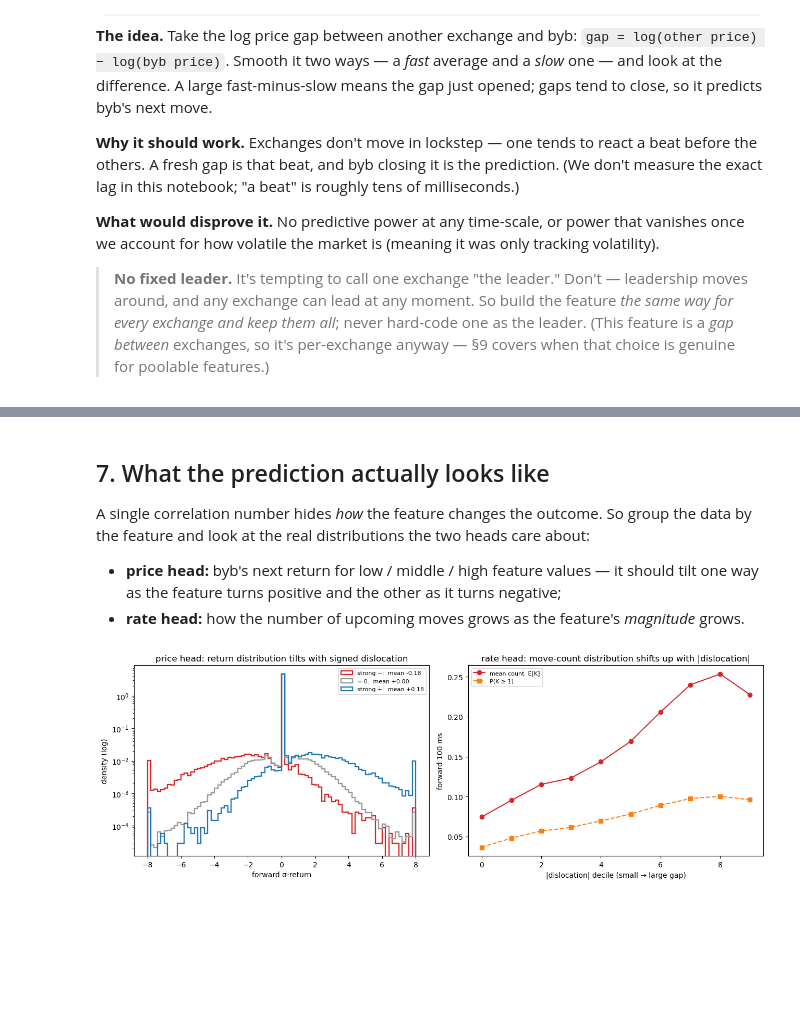
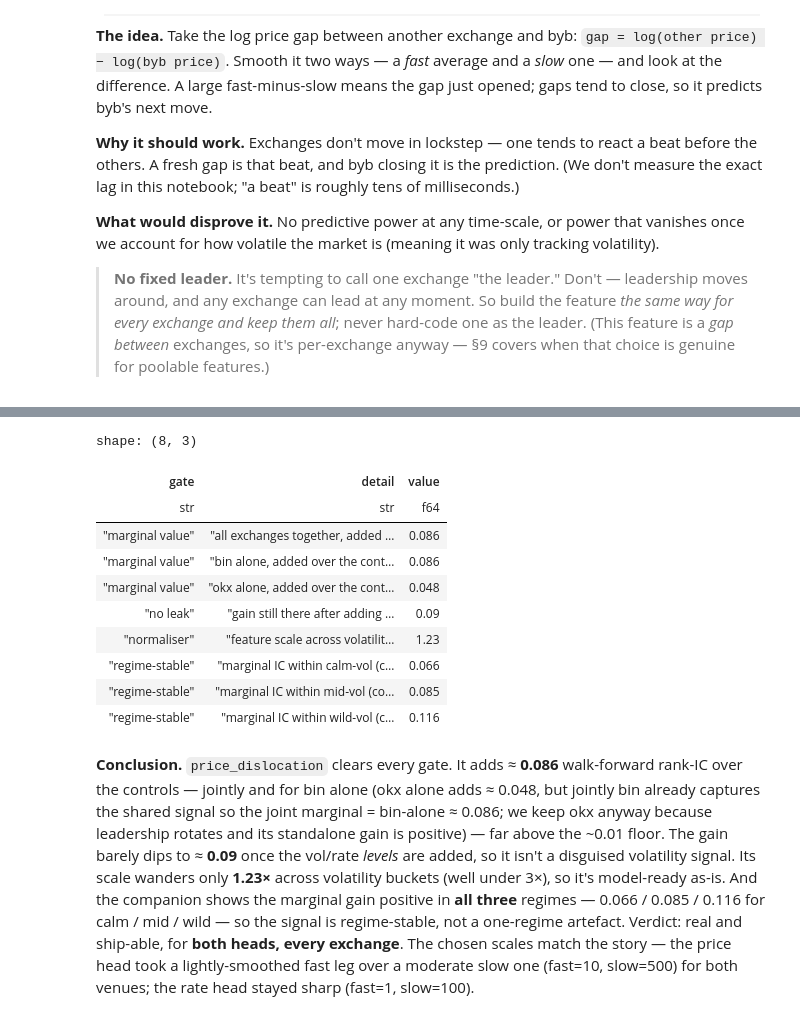
Before and after one commit to leithboyd/boba, a Jupyter notebook: notebooks/features/template.ipynb, the cells around one changed output, grey strips where cells are left out. Saved outputs shown, nothing was run; the diff lists cells and outputs as text; code cells hidden in the pictures; blank space fills up the shorter version.

```diff
--- a/notebooks/features/template.ipynb
+++ b/notebooks/features/template.ipynb
@@ -667,34 +735,44 @@ smoothed slow leg (bin 10→5000), the rate head a sharp fast one (1→100).
+# %%
+# Gates on the set of per-exchange features — symmetric; KEEP ALL exchanges. Marginal value is checked
+# JOINTLY (do the exchanges together add over the controls?) and per-exchange (does each contribute?), never by picking one.
+disloc = {ex: price_dislocation(ex, FAST[price_member[ex][0]], SLOW[price_member[ex][1]]) for ex in OTHERS}
+joint      = round(wf_ic(base + list(disloc.values()), target) - wf_ic(base, target), 3)
+joint_leak = round(wf_ic(base + levels + list(disloc.values()), target) - wf_ic(base + levels, target), 3)
+rep = disloc[OTHERS[0]]                                 # same construction for every exchange -> one is enough for the scale check
+vol_decile = np.digitize(vol_level, np.nanpercentile(vol_level[np.isfinite(vol_level)], np.arange(10, 100, 10)))
+band = [np.nanstd(rep[vol_decile == d]) for d in range(10)]
+# companion: marginal IC within each vol regime — does the joint gain hold up, or flip, across regimes?
+full_r = wf_ic_by_regime(base + list(disloc.values()), target, vol_regime)
+base_r = wf_ic_by_regime(base, target, vol_regime)
+strat  = {r: round(full_r[r] - base_r.get(r, 0.0), 3) for r in full_r}
+gate_rows = [dict(gate="marginal value", detail="all exchanges together, added over the controls", value=joint)]
+gate_rows += [dict(gate="marginal value", detail=f"{ex} alone, added over the controls",
+                   value=round(wf_ic(base + [disloc[ex]], target) - wf_ic(base, target), 3)) for ex in OTHERS]
+gate_rows += [dict(gate="no leak", detail="gain still there after adding the vol/rate levels?", value=joint_leak),
+              dict(gate="normaliser", detail="feature scale across volatility buckets (max/min, want < ~3)", value=round(max(band) / min(band), 2))]
+gate_rows += [dict(gate="regime-stable", detail=f"marginal IC within {nm}-vol (companion: stay positive)", value=strat.get(r, float("nan")))
+              for r, nm in [(0, "calm"), (1, "mid"), (2, "wild")]]
+pl.DataFrame(gate_rows)
+# %% [output]
+shape: (8, 3)
+| gate | detail | value |
+| str | str | f64 |
+| "marginal value" | "all exchanges together, added … | 0.086 |
+| "marginal value" | "bin alone, added over the cont… | 0.086 |
+| "marginal value" | "okx alone, added over the cont… | 0.048 |
+| "no leak" | "gain still there after adding … | 0.09 |
+| "normaliser" | "feature scale across volatilit… | 1.23 |
+| "regime-stable" | "marginal IC within calm-vol (c… | 0.066 |
+| "regime-stable" | "marginal IC within mid-vol (co… | 0.085 |
+| "regime-stable" | "marginal IC within wild-vol (c… | 0.116 |
 # %% [markdown]
-## 7. What the prediction actually looks like
-
-A single correlation number hides *how* the feature changes the outcome. So group the data by
-the feature and look at the real distributions the two heads care about:
-- **price head:** byb's next return for low / middle / high feature values — it should tilt
-  one way as the feature turns positive and the other as it turns negative;
-- **rate head:** how the number of upcoming moves grows as the feature's *magnitude* grows.
+**Conclusion.** `price_dislocation` clears every gate. It adds ≈ **0.086** walk-forward rank-IC over the
+controls — jointly and for bin alone (okx alone adds ≈ 0.048, but jointly bin already captures the shared
+signal so the joint marginal = bin-alone ≈ 0.086; we keep okx anyway because leadership rotates and its
+standalone gain is positive) — far above the ~0.01 floor. The gain barely dips to ≈ **0.09** once the
+vol/rate *levels* are added, so it isn't a disguised volatility signal. Its scale wanders only **1.23×**
+across volatility buckets (well under 3×), so it's model-ready as-is. And the companion shows the marginal
+gain positive in **all three** regimes — 0.066 / 0.085 / 0.116 for calm / mid / wild — so the signal is
+regime-stable, not a one-regime artefact. Verdict: real and ship-able, for **both heads, every exchange**.
+The chosen scales match the story — the price head took a lightly-smoothed fast leg over a moderate slow
+one (fast=10, slow=500) for both venues; the rate head stayed sharp (fast=1, slow=100).
-# %%
-rep_ex = OTHERS[0]                                                              # one exchange shown to illustrate the shape; the model still uses every exchange
-signed = price_dislocation(spreads[rep_ex], FAST[price_member[rep_ex][0]], SLOW[price_member[rep_ex][1]])
-absmag = np.abs(price_dislocation(spreads[rep_ex], FAST[rate_member[rep_ex][0]], SLOW[rate_member[rep_ex][1]]))
-fig, (axA, axB) = plt.subplots(1, 2, figsize=(13, 4.6))
-
-# price head: forward σ-return distribution across signed-dislocation buckets
-lo, hi = np.nanpercentile(signed, [10, 90])
-groups = [("strong −", signed <= lo, "C3"), ("≈ 0", (signed > lo) & (signed < hi), "0.6"),
-          ("strong +", signed >= hi, "C0")]
-bins = np.linspace(-8, 8, 81)
-for lab, m, col in groups:
-    axA.hist(np.clip(target[m & np.isfinite(target)], -8, 8), bins=bins, density=True,
-             histtype="step", color=col, lw=1.7, label=f"{lab}:  mean {np.nanmean(target[m]):+.2f}")
-axA.set_yscale("log"); axA.set_xlabel("forward σ-return"); axA.set_ylabel("density (log)")
-axA.set_title("price head: return distribution tilts with signed dislocation"); axA.legend(fontsize=8)
-
-# rate head: forward move-count shifts up with |dislocation|
-dec = np.digitize(absmag, np.nanpercentile(absmag, np.arange(10, 100, 10)))
-axB.plot(range(10), [fwd_count[dec == b].mean() for b in range(10)], "o-", color="C3", label="mean count  E[K]")
-axB.plot(range(10), [(fwd_count[dec == b] >= 1).mean() for b in range(10)], "s--", color="C1", label="P(K ≥ 1)")
-axB.set_xlabel("|dislocation| decile (small → large gap)"); axB.set_ylabel("forward 100 ms")
-axB.set_title("rate head: move-count distribution shifts up with |dislocation|"); axB.legend(fontsize=8)
-fig.tight_layout(); plt.show()
-# %% [output]
-[figure, removed]
```
Also changed, not shown: parts of 39 cells of this notebook, 2 other files.
